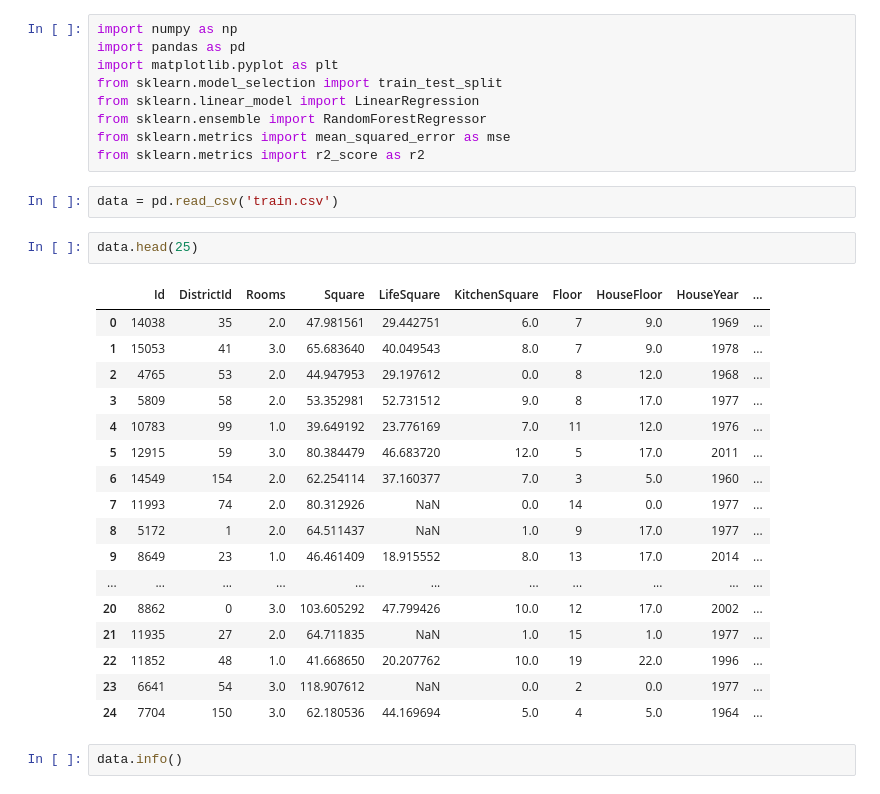
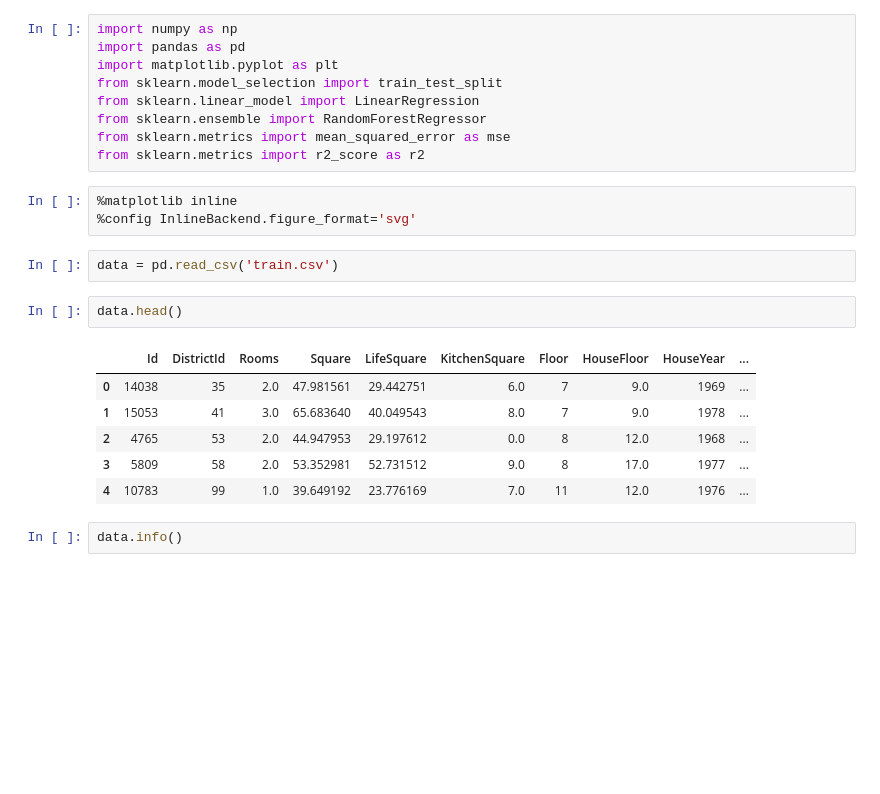
Before and after one commit to Selen34/pds, a Jupyter notebook: project_pds.ipynb, the cells around one changed output. Saved outputs shown, nothing was run; the diff lists cells and outputs as text; blank space fills up the shorter version.

```diff
--- a/project_pds.ipynb
+++ b/project_pds.ipynb
@@ -7,28 +7,20 @@ from sklearn.linear_model import LinearRegression
 from sklearn.ensemble import RandomForestRegressor
 from sklearn.metrics import mean_squared_error as mse
 from sklearn.metrics import r2_score as r2
+# %%
+%matplotlib inline
+%config InlineBackend.figure_format='svg'
 # %%
 data = pd.read_csv('train.csv')
 # %%
-data.head(25)
+data.head()
 # %% [output]
 |  | Id | DistrictId | Rooms | Square | LifeSquare | KitchenSquare | Floor | HouseFloor | HouseYear | ... |
 | 0 | 14038 | 35 | 2.0 | 47.981561 | 29.442751 | 6.0 | 7 | 9.0 | 1969 | ... |
 | 1 | 15053 | 41 | 3.0 | 65.683640 | 40.049543 | 8.0 | 7 | 9.0 | 1978 | ... |
 | 2 | 4765 | 53 | 2.0 | 44.947953 | 29.197612 | 0.0 | 8 | 12.0 | 1968 | ... |
 | 3 | 5809 | 58 | 2.0 | 53.352981 | 52.731512 | 9.0 | 8 | 17.0 | 1977 | ... |
 | 4 | 10783 | 99 | 1.0 | 39.649192 | 23.776169 | 7.0 | 11 | 12.0 | 1976 | ... |
-| 5 | 12915 | 59 | 3.0 | 80.384479 | 46.683720 | 12.0 | 5 | 17.0 | 2011 | ... |
-| 6 | 14549 | 154 | 2.0 | 62.254114 | 37.160377 | 7.0 | 3 | 5.0 | 1960 | ... |
-| 7 | 11993 | 74 | 2.0 | 80.312926 | NaN | 0.0 | 14 | 0.0 | 1977 | ... |
-| 8 | 5172 | 1 | 2.0 | 64.511437 | NaN | 1.0 | 9 | 17.0 | 1977 | ... |
-| 9 | 8649 | 23 | 1.0 | 46.461409 | 18.915552 | 8.0 | 13 | 17.0 | 2014 | ... |
-| ... | ... | ... | ... | ... | ... | ... | ... | ... | ... | ... |
-| 20 | 8862 | 0 | 3.0 | 103.605292 | 47.799426 | 10.0 | 12 | 17.0 | 2002 | ... |
-| 21 | 11935 | 27 | 2.0 | 64.711835 | NaN | 1.0 | 15 | 1.0 | 1977 | ... |
-| 22 | 11852 | 48 | 1.0 | 41.668650 | 20.207762 | 10.0 | 19 | 22.0 | 1996 | ... |
-| 23 | 6641 | 54 | 3.0 | 118.907612 | NaN | 0.0 | 2 | 0.0 | 1977 | ... |
-| 24 | 7704 | 150 | 3.0 | 62.180536 | 44.169694 | 5.0 | 4 | 5.0 | 1964 | ... |
 # %%
 data.info()
 # %% [output]
```
Also changed, not shown: parts of 70 cells of this notebook, 3 other files.
